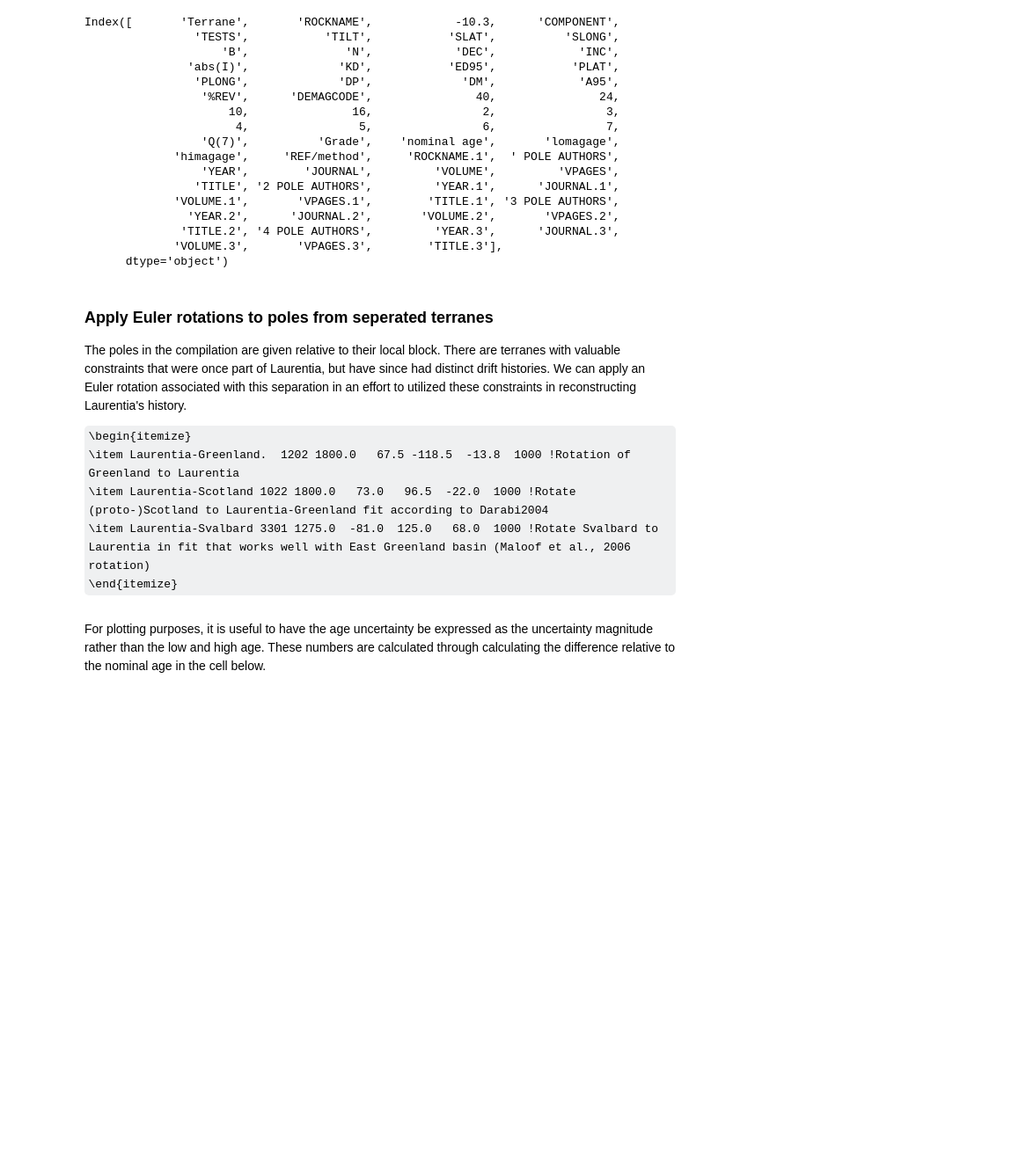
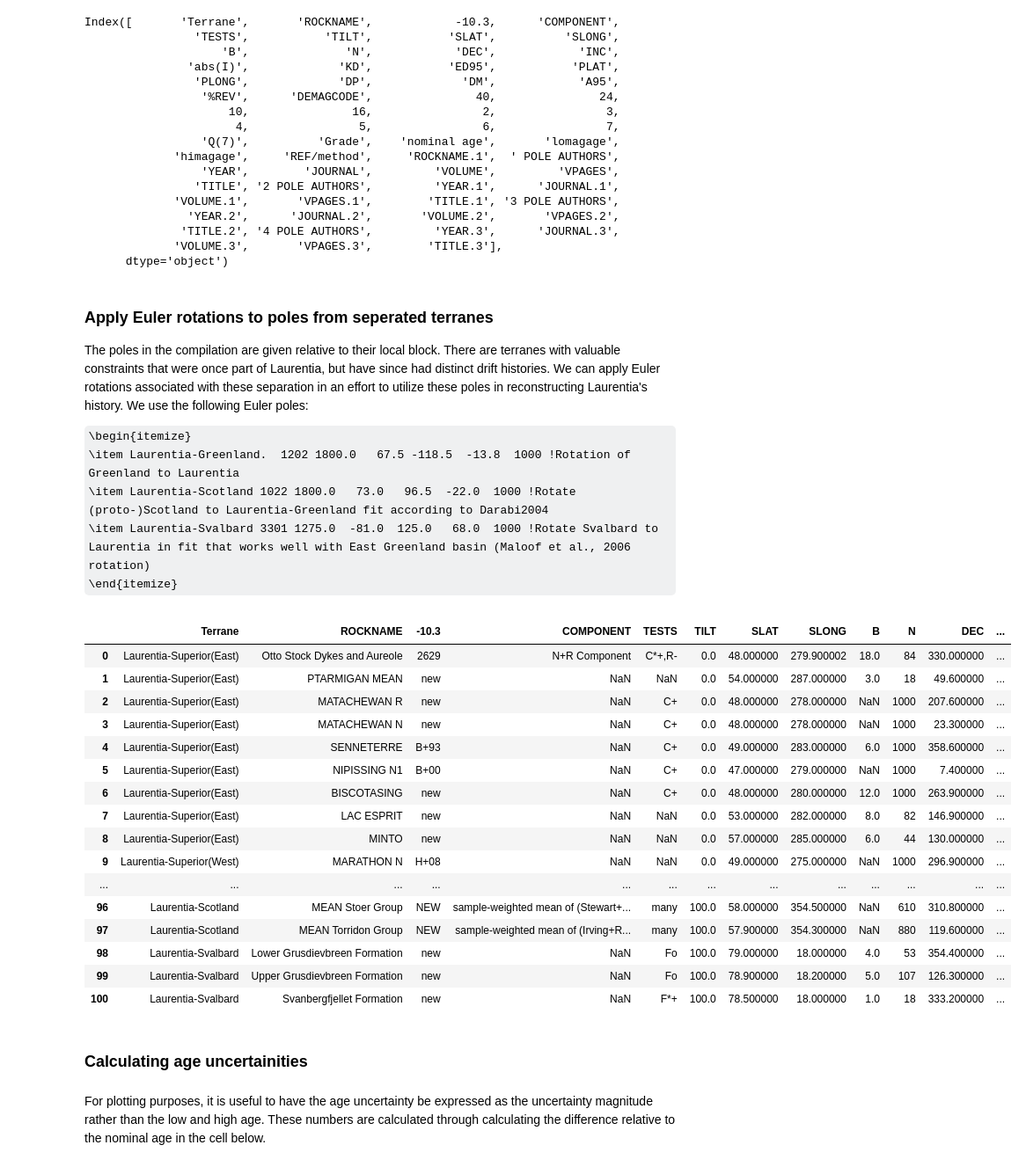
Before and after one commit to Swanson-Hysell-Group/Laurentia_Paleogeography, a Jupyter notebook: Laurentia_pole_compilation.ipynb, the cells around one changed output. Shown at 88% size. Cells and saved outputs as stored; diff of their text form; code cells hidden in the pictures; some formulas as TeX source; blank space fills up the shorter version.

```diff
--- a/Laurentia_pole_compilation.ipynb
+++ b/Laurentia_pole_compilation.ipynb
@@ -14,6 +5,7 @@ Thoughts from Lauri on March 16
 # %%
 import pandas as pd
 pd.set_option('display.max_columns', None)
+pd.set_option('display.max_rows', None)
 #from tabulate import tabulate
 from IPython.display import display, Markdown, Latex
 import matplotlib.pyplot as plt
@@ -59,7 +53,7 @@ Index([       'Terrane',       'ROCKNAME',            -10.3,      'COMPONENT',
 # %% [markdown]
 ### Apply Euler rotations to poles from seperated terranes
 
-The poles in the compilation are given relative to their local block. There are terranes with valuable constraints that were once part of Laurentia, but have since had distinct drift histories. We can apply an Euler rotation associated with this separation in an effort to utilized these constraints in reconstructing Laurentia's history.
+The poles in the compilation are given relative to their local block. There are terranes with valuable constraints that were once part of Laurentia, but have since had distinct drift histories. We can apply Euler rotations associated with these separation in an effort to utilize these poles in reconstructing Laurentia's history. We use the following Euler poles:
 
 \begin{itemize}
 \item Laurentia-Greenland.  1202 1800.0   67.5 -118.5  -13.8  1000 !Rotation of Greenland to Laurentia
@@ -90,6 +88,28 @@ for pole in Leirubakki_poles.index:
     if Leirubakki_poles['Terrane'][pole] == 'Laurentia':
         Leirubakki_poles['Laurentia_plat'][pole] = Leirubakki_poles['PLAT'][pole]
         Leirubakki_poles['Laurentia_plon'][pole] = Leirubakki_poles['PLONG'][pole]
+# %%
+Leirubakki_poles
+# %% [output]
+|  | Terrane | ROCKNAME | -10.3 | COMPONENT | TESTS | TILT | SLAT | SLONG | B | N | DEC | ... |
+| 0 | Laurentia-Superior(East) | Otto Stock Dykes and Aureole | 2629 | N+R Component | C*+,R- | 0.0 | 48.000000 | 279.900002 | 18.0 | 84 | 330.000000 | ... |
+| 1 | Laurentia-Superior(East) | PTARMIGAN MEAN | new | NaN | NaN | 0.0 | 54.000000 | 287.000000 | 3.0 | 18 | 49.600000 | ... |
+| 2 | Laurentia-Superior(East) | MATACHEWAN R | new | NaN | C+ | 0.0 | 48.000000 | 278.000000 | NaN | 1000 | 207.600000 | ... |
+| 3 | Laurentia-Superior(East) | MATACHEWAN N | new | NaN | C+ | 0.0 | 48.000000 | 278.000000 | NaN | 1000 | 23.300000 | ... |
+| 4 | Laurentia-Superior(East) | SENNETERRE | B+93 | NaN | C+ | 0.0 | 49.000000 | 283.000000 | 6.0 | 1000 | 358.600000 | ... |
+| 5 | Laurentia-Superior(East) | NIPISSING N1 | B+00 | NaN | C+ | 0.0 | 47.000000 | 279.000000 | NaN | 1000 | 7.400000 | ... |
+| 6 | Laurentia-Superior(East) | BISCOTASING | new | NaN | C+ | 0.0 | 48.000000 | 280.000000 | 12.0 | 1000 | 263.900000 | ... |
+| 7 | Laurentia-Superior(East) | LAC ESPRIT | new | NaN | NaN | 0.0 | 53.000000 | 282.000000 | 8.0 | 82 | 146.900000 | ... |
+| 8 | Laurentia-Superior(East) | MINTO | new | NaN | NaN | 0.0 | 57.000000 | 285.000000 | 6.0 | 44 | 130.000000 | ... |
+| 9 | Laurentia-Superior(West) | MARATHON N | H+08 | NaN | NaN | 0.0 | 49.000000 | 275.000000 | NaN | 1000 | 296.900000 | ... |
+| ... | ... | ... | ... | ... | ... | ... | ... | ... | ... | ... | ... | ... |
+| 96 | Laurentia-Scotland | MEAN Stoer Group | NEW | sample-weighted mean of (Stewart+... | many | 100.0 | 58.000000 | 354.500000 | NaN | 610 | 310.800000 | ... |
+| 97 | Laurentia-Scotland | MEAN Torridon Group | NEW | sample-weighted mean of (Irving+R... | many | 100.0 | 57.900000 | 354.300000 | NaN | 880 | 119.600000 | ... |
+| 98 | Laurentia-Svalbard | Lower Grusdievbreen Formation | new | NaN | Fo | 100.0 | 79.000000 | 18.000000 | 4.0 | 53 | 354.400000 | ... |
+| 99 | Laurentia-Svalbard | Upper Grusdievbreen Formation | new | NaN | Fo | 100.0 | 78.900000 | 18.200000 | 5.0 | 107 | 126.300000 | ... |
+| 100 | Laurentia-Svalbard | Svanbergfjellet Formation | new | NaN | F*+ | 100.0 | 78.500000 | 18.000000 | 1.0 | 18 | 333.200000 | ... |
+# %% [markdown]
+### Calculating age uncertainities
 # %% [markdown]
 For plotting purposes, it is useful to have the age uncertainty be expressed as the uncertainty magnitude rather than the low and high age. These numbers are calculated through calculating the difference relative to the nominal age in the cell below.
 # %%
```
Also changed, not shown: parts of 47 cells of this notebook.
